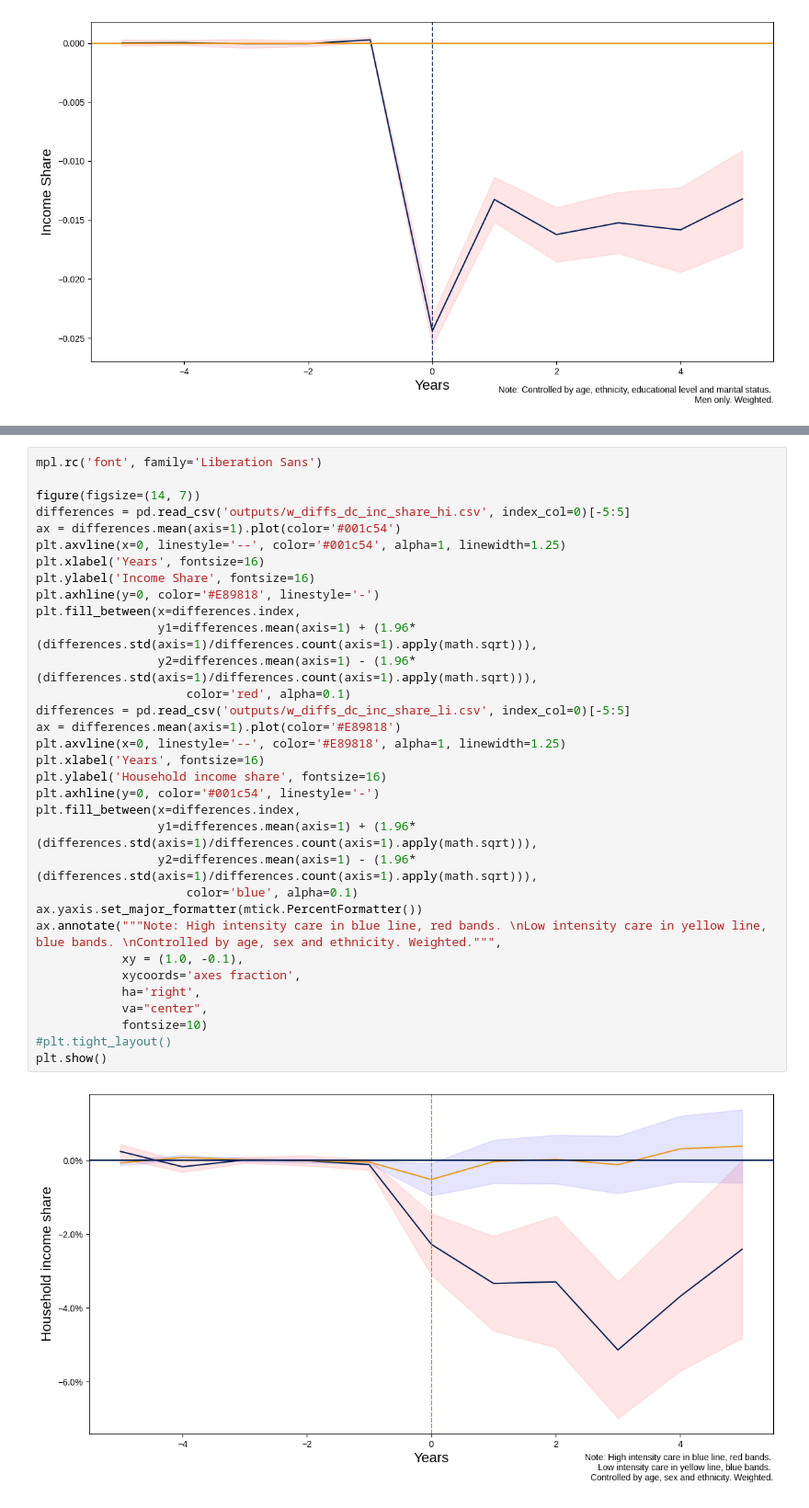
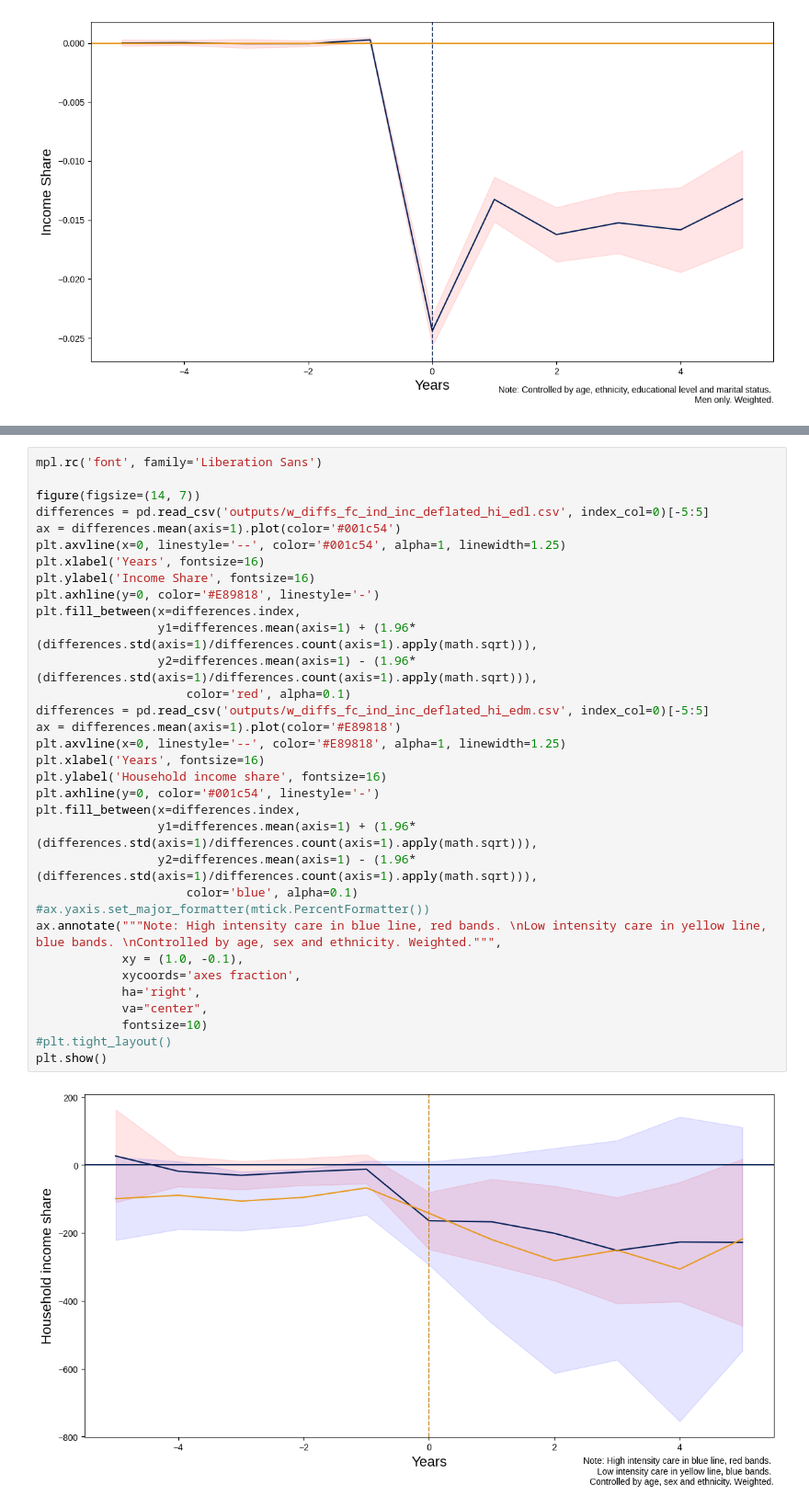
Before and after one commit to centre-for-care/costofcare, a Jupyter notebook: plot_results.ipynb, the cells around one changed output, grey strips where cells are left out. Shown at 92% size. Saved outputs shown, nothing was run; the diff lists cells and outputs as text.

```diff
--- a/plot_results.ipynb
+++ b/plot_results.ipynb
@@ -68,34 +68,34 @@ plt.show()
 mpl.rc('font', family='Liberation Sans')
 
 figure(figsize=(14, 7))
-differences = pd.read_csv('outputs/w_diffs_dc_inc_share_hi.csv', index_col=0)[-5:5]
+differences = pd.read_csv('outputs/w_diffs_fc_ind_inc_deflated_hi_edl.csv', index_col=0)[-5:5]
 ax = differences.mean(axis=1).plot(color='#001c54')
 plt.axvline(x=0, linestyle='--', color='#001c54', alpha=1, linewidth=1.25)
 plt.xlabel('Years', fontsize=16)
 plt.ylabel('Income Share', fontsize=16)
 plt.axhline(y=0, color='#E89818', linestyle='-')
 plt.fill_between(x=differences.index,
                  y1=differences.mean(axis=1) + (1.96*(differences.std(axis=1)/differences.count(axis=1).apply(math.sqrt))),
                  y2=differences.mean(axis=1) - (1.96*(differences.std(axis=1)/differences.count(axis=1).apply(math.sqrt))),
                      color='red', alpha=0.1)
-differences = pd.read_csv('outputs/w_diffs_dc_inc_share_li.csv', index_col=0)[-5:5]
+differences = pd.read_csv('outputs/w_diffs_fc_ind_inc_deflated_hi_edm.csv', index_col=0)[-5:5]
 ax = differences.mean(axis=1).plot(color='#E89818')
 plt.axvline(x=0, linestyle='--', color='#E89818', alpha=1, linewidth=1.25)
 plt.xlabel('Years', fontsize=16)
 plt.ylabel('Household income share', fontsize=16)
 plt.axhline(y=0, color='#001c54', linestyle='-')
 plt.fill_between(x=differences.index,
                  y1=differences.mean(axis=1) + (1.96*(differences.std(axis=1)/differences.count(axis=1).apply(math.sqrt))),
                  y2=differences.mean(axis=1) - (1.96*(differences.std(axis=1)/differences.count(axis=1).apply(math.sqrt))),
                      color='blue', alpha=0.1)
-ax.yaxis.set_major_formatter(mtick.PercentFormatter())
+#ax.yaxis.set_major_formatter(mtick.PercentFormatter())
 ax.annotate("""Note: High intensity care in blue line, red bands. \nLow intensity care in yellow line, blue bands. \nControlled by age, sex and ethnicity. Weighted.""",
             xy = (1.0, -0.1),
             xycoords='axes fraction',
             ha='right',
             va="center",
             fontsize=10)
 #plt.tight_layout()
 plt.show()
 # %% [output]
-[figure, old version]
+[figure, new version]
```
Also changed, not shown: parts of 1 cell of this notebook, 42 other files.
